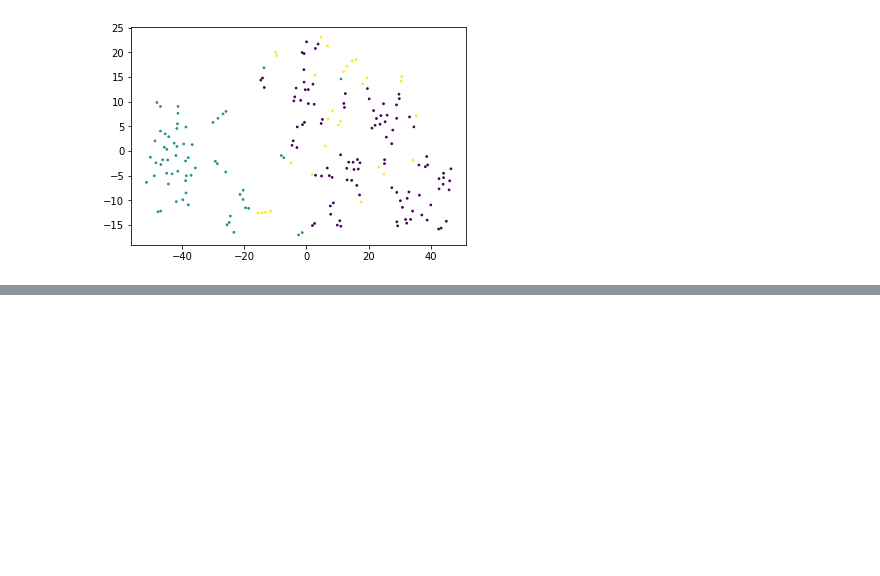
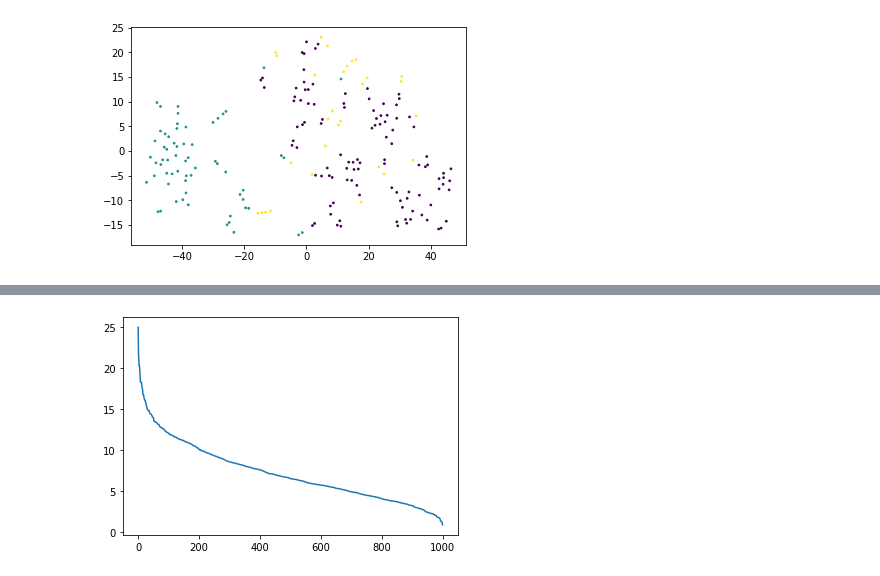
Before and after one commit to AvantiShri/colab_notebooks, a Jupyter notebook: misc_examples/SimulateImpScores.ipynb, the cells around one changed output, grey strips where cells are left out. Cells and saved outputs as stored; diff of their text form; code cells hidden in the pictures; blank space fills up the shorter version.

```diff
--- a/misc_examples/SimulateImpScores.ipynb
+++ b/misc_examples/SimulateImpScores.ipynb
@@ -1068,0 +1133,12 @@ plt.show()
+# %%
+#Write out sequences to look for differential enrichment
+bg1_output = np.sum(bg1_actual_scores, axis=(1,2))
+bg1_descending_output_sort = np.argsort(-bg1_output)
+plt.plot(bg1_output[bg1_descending_output_sort])
+plt.show()
+with open("bg1_upperhalf.txt",'w') as f:
+  f.write("\n".join([">seq"+str(i)+"\n"+bgdata1.sequences[i] for i in bg1_descending_output_sort[:int(len(bg1_output)/2)]]))
+with open("bg1_lowerhalf.txt",'w') as f:
+  f.write("\n".join([">seq"+str(i)+"\n"+bgdata1.sequences[i] for i in bg1_descending_output_sort[int(len(bg1_output)/2):]]))
+# %% [output]
+[figure, added]
```
Also changed, not shown: parts of 9 cells of this notebook.
